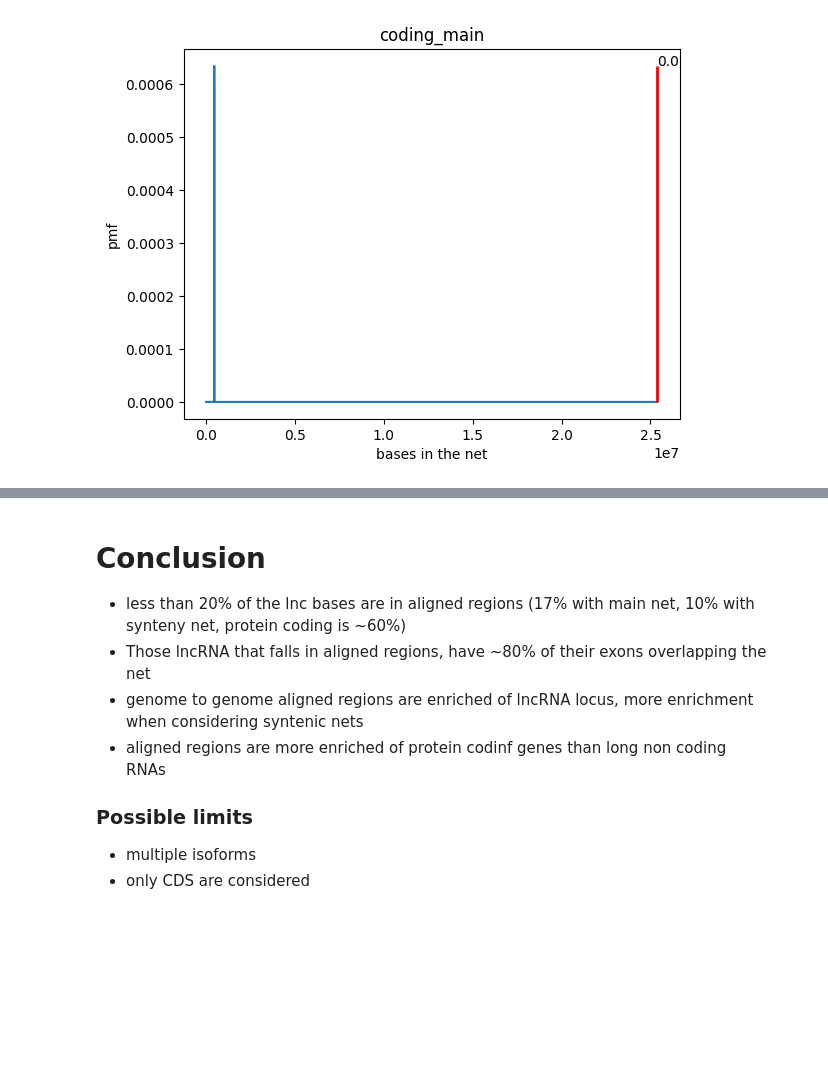
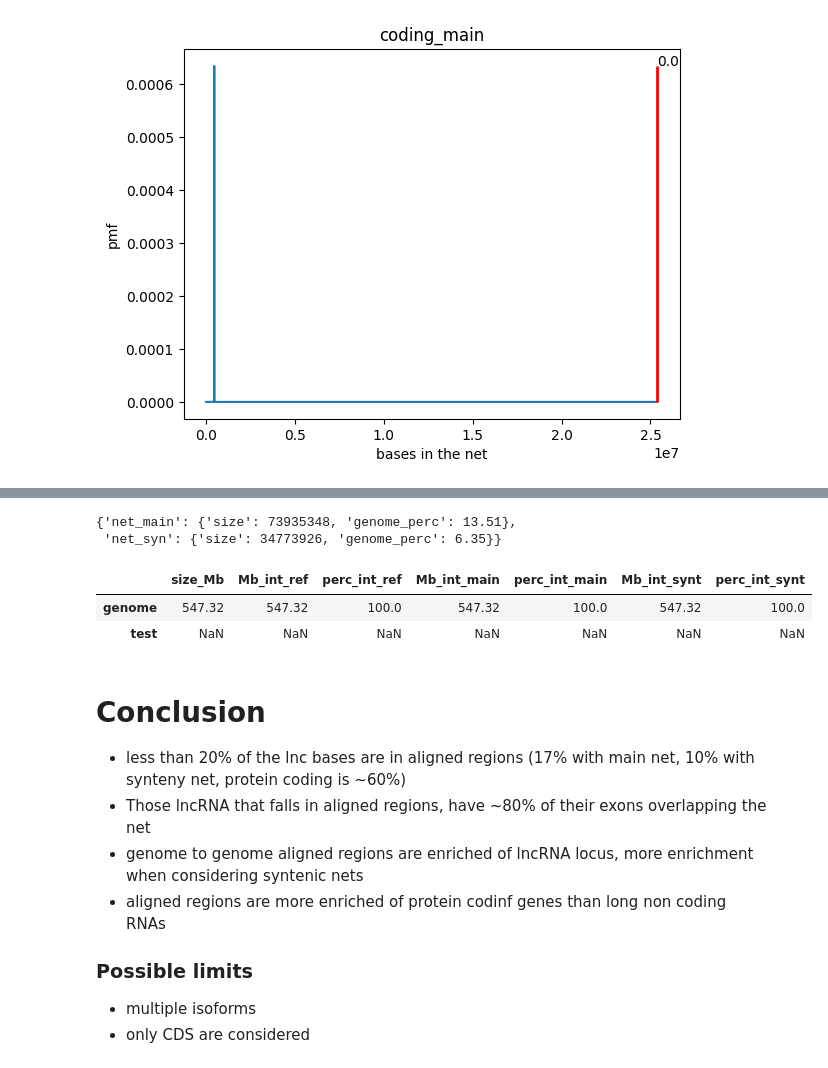
Before and after one commit to apollo994/lepidoptera_catalog, a Jupyter notebook: notebooks/00_intersect_nets.ipynb, the cells around one changed output, grey strips where cells are left out. Drawn from its saved outputs; the diff is of its cells as text; code cells hidden in the pictures; blank space fills up the shorter version.

Commit message:
added summary values

```diff
--- a/notebooks/00_intersect_nets.ipynb
+++ b/notebooks/00_intersect_nets.ipynb
@@ -256,3 +291,52 @@ get_hyp_pmf_and_pvalue(genome, all_coding, main_net, coding_main, title = 'codin
+# %%
+def get_Mb(size):
+    size_Mb = size/1000000
+    size_Mb = round(size_Mb,2)
+    return size_Mb
+# %%
+columns = ['size_Mb',
+           'Mb_int_ref',
+           'perc_int_ref',
+           'Mb_int_main',
+           'perc_int_main',
+           'Mb_int_synt',
+           'perc_int_synt']
+
+del summary_table
+summary_table = pd.DataFrame(columns=columns)
+# %%
+# genome
+genome_row = {'size_Mb' : get_Mb(genome_size),
+           'Mb_int_ref' : get_Mb(genome_size),
+           'perc_int_ref' : 100,
+           'Mb_int_main': get_Mb(genome_size),
+           'perc_int_main': 100,
+           'Mb_int_synt' : get_Mb(genome_size),
+           'perc_int_synt': 100}
+
+summary_table.loc['genome'] = genome_row
+# %%
+# main_net
+main_row = {'size_Mb' : get_Mb(net_dic['net_main']['size']),
+           'Mb_int_ref' : get_Mb(genome_size),
+           'perc_int_ref' : get_Mb(net_dic['net_main']['genome_perc']),
+           'Mb_int_main': get_Mb(net_dic['net_main']['size']),
+           'perc_int_main': 100,
+           'Mb_int_synt' : get_Mb(genome_size),
+           'perc_int_synt': 100}
+
+summary_table.loc['main_net'] = main_row
+# %%
+net_dic
+# %% [output]
+{'net_main': {'size': 73935348, 'genome_perc': 13.51},
+ 'net_syn': {'size': 34773926, 'genome_perc': 6.35}}
+# %%
+summary_table
+# %% [output]
+|  | size_Mb | Mb_int_ref | perc_int_ref | Mb_int_main | perc_int_main | Mb_int_synt | perc_int_synt |
+| genome | 547.32 | 547.32 | 100.0 | 547.32 | 100.0 | 547.32 | 100.0 |
+| test | NaN | NaN | NaN | NaN | NaN | NaN | NaN |
 # %% [markdown]
 # Conclusion
 - less than 20% of the lnc bases are in aligned regions (17% with main net, 10% with synteny net, protein coding is ~60%)
```
Also changed, not shown: parts of 3 cells of this notebook.
